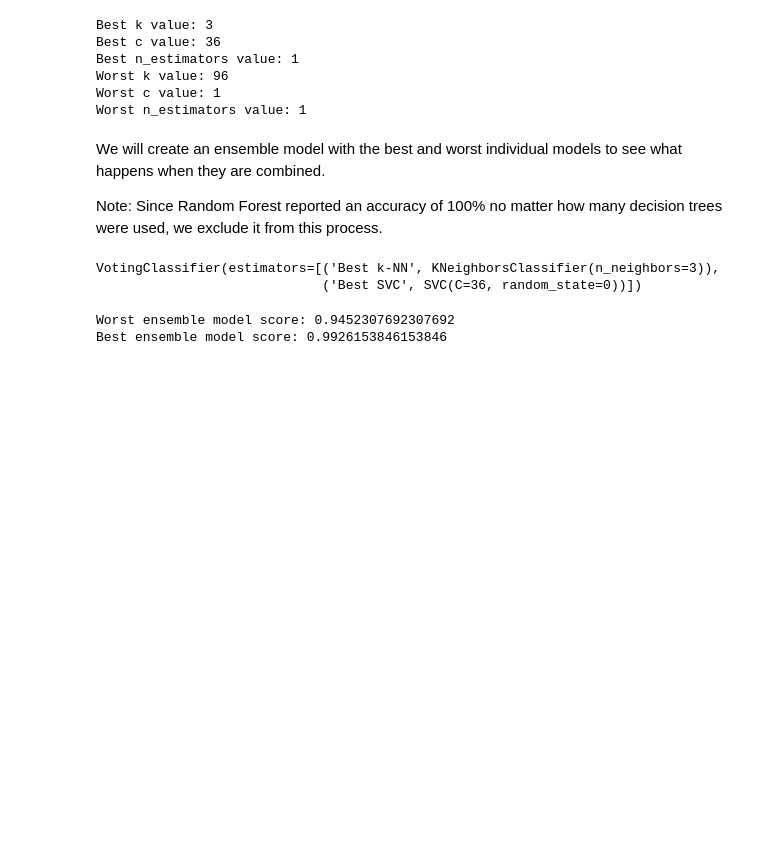
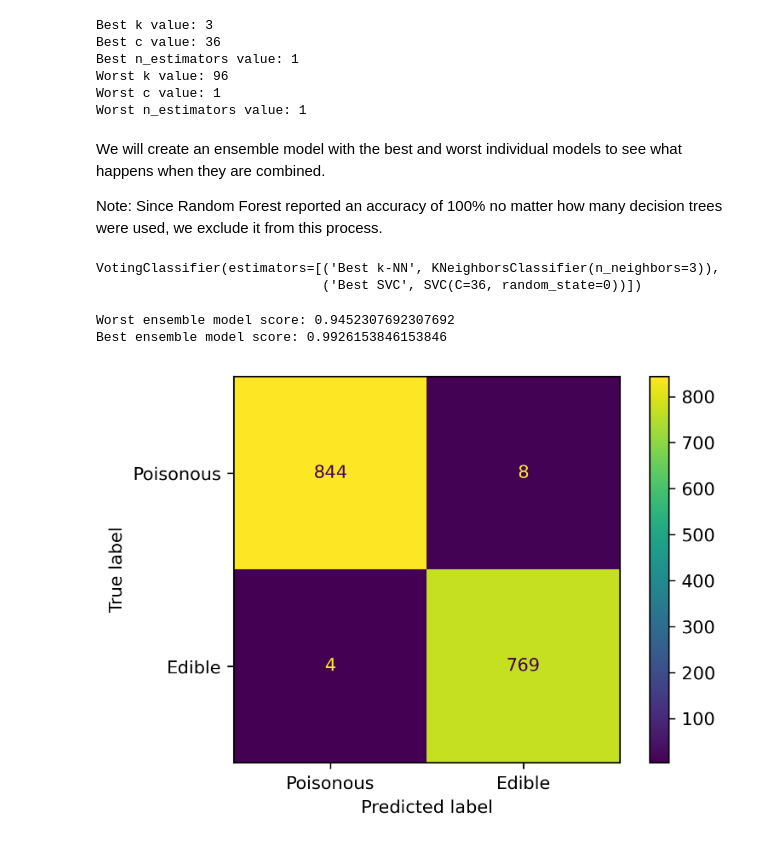
Before and after one commit to tyleryip/ENSF544_Project1, a Jupyter notebook: paper2-ensemble.ipynb, the cells around one changed output. Saved outputs shown, nothing was run; the diff lists cells and outputs as text; code cells hidden in the pictures; blank space fills up the shorter version.

Commit message:
Added confusion matrix to paper 2

```diff
--- a/paper2-ensemble.ipynb
+++ b/paper2-ensemble.ipynb
@@ -77,7 +78,7 @@ knn = KNeighborsClassifier(n_neighbors=3)
 svm = SVC(C=1, random_state=0)
 
 # Random Forest - parameters: n_estimators (number of decision trees)
-rf = RandomForestClassifier(n_estimators=100, random_state=0)
+rf = RandomForestClassifier(n_estimators=3, random_state=0)
 # %%
 # Combine and train models
 com = []
@@ -241,3 +243,15 @@ print("Best ensemble model score:", best_ensemble.score(x_test, y_test))
 # %% [output]
 Worst ensemble model score: 0.9452307692307692
 Best ensemble model score: 0.9926153846153846
+# %%
+y_pred_best = best_ensemble.predict(x_test)
+y_pred_worst = worst_ensemble.predict(x_test)
+
+cm_best = confusion_matrix(y_test, y_pred_best)
+cm_worst = confusion_matrix(y_test, y_pred_worst)
+# %%
+cm_best_display = ConfusionMatrixDisplay(confusion_matrix=cm_best, display_labels=['Poisonous', 'Edible'])
+cm_best_display.plot()
+plt.show()
+# %% [output]
+[figure, added]
```
Also changed, not shown: parts of 3 cells of this notebook.
